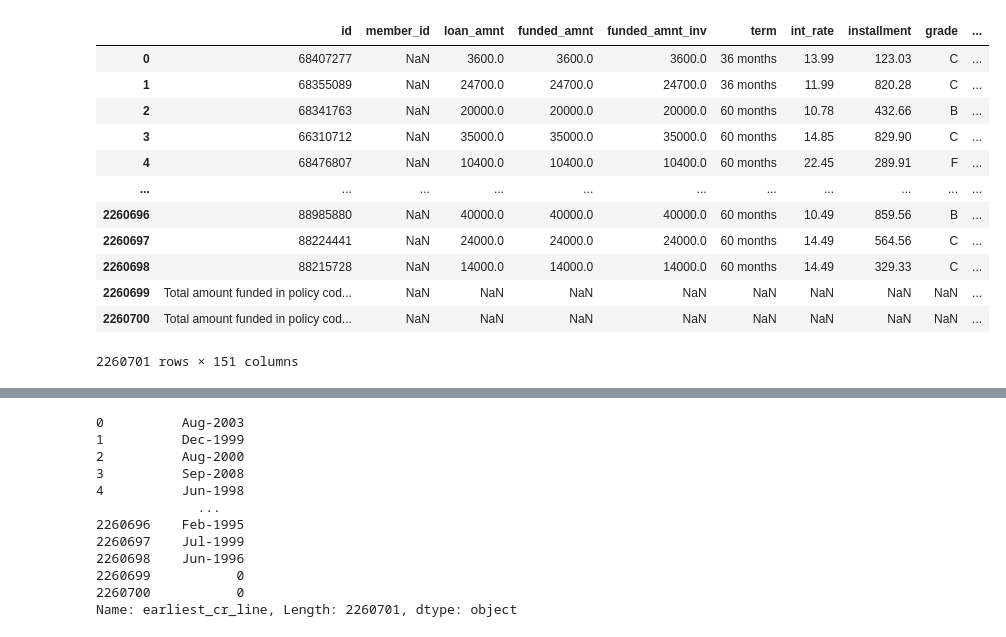
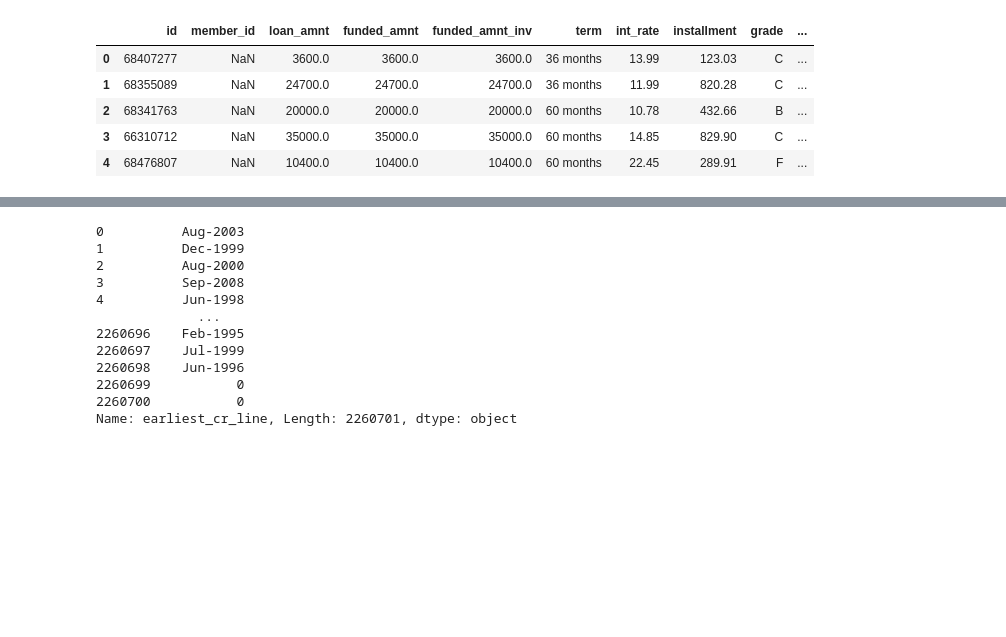
Before and after one commit to jiyoungeeeeeeeeeeeeeeeeeeeee/MLOps, a Jupyter notebook: Multi_train.ipynb, the cells around one changed output, grey strips where cells are left out. Cells and saved outputs as stored; diff of their text form; code cells hidden in the pictures; blank space fills up the shorter version.

```diff
--- a/Multi_train.ipynb
+++ b/Multi_train.ipynb
@@ -3,21 +3,14 @@ import pandas as pd
 pd.set_option('display.max_columns', None)
 # %%
 data = pd.read_csv('./accepted_2007_to_2018Q4.csv')
-data
+data.head(5)
 # %% [output]
 |  | id | member_id | loan_amnt | funded_amnt | funded_amnt_inv | term | int_rate | installment | grade | ... |
 | 0 | 68407277 | NaN | 3600.0 | 3600.0 | 3600.0 | 36 months | 13.99 | 123.03 | C | ... |
 | 1 | 68355089 | NaN | 24700.0 | 24700.0 | 24700.0 | 36 months | 11.99 | 820.28 | C | ... |
 | 2 | 68341763 | NaN | 20000.0 | 20000.0 | 20000.0 | 60 months | 10.78 | 432.66 | B | ... |
 | 3 | 66310712 | NaN | 35000.0 | 35000.0 | 35000.0 | 60 months | 14.85 | 829.90 | C | ... |
 | 4 | 68476807 | NaN | 10400.0 | 10400.0 | 10400.0 | 60 months | 22.45 | 289.91 | F | ... |
-| ... | ... | ... | ... | ... | ... | ... | ... | ... | ... | ... |
-| 2260696 | 88985880 | NaN | 40000.0 | 40000.0 | 40000.0 | 60 months | 10.49 | 859.56 | B | ... |
-| 2260697 | 88224441 | NaN | 24000.0 | 24000.0 | 24000.0 | 60 months | 14.49 | 564.56 | C | ... |
-| 2260698 | 88215728 | NaN | 14000.0 | 14000.0 | 14000.0 | 60 months | 14.49 | 329.33 | C | ... |
-| 2260699 | Total amount funded in policy cod... | NaN | NaN | NaN | NaN | NaN | NaN | NaN | NaN | ... |
-| 2260700 | Total amount funded in policy cod... | NaN | NaN | NaN | NaN | NaN | NaN | NaN | NaN | ... |
-2260701 rows × 151 columns
 # %%
 columns_to_keep = ['loan_amnt','int_rate','installment','emp_title','emp_length','home_ownership','annual_inc','issue_d','loan_status','purpose','dti','earliest_cr_line','open_acc','pub_rec','revol_bal','revol_util','total_acc','mort_acc','pub_rec_bankruptcies','zip_code','addr_state', 'grade' , 'collections_12_mths_ex_med']
 
```
Also changed, not shown: parts of 38 cells of this notebook, 2 other files.
